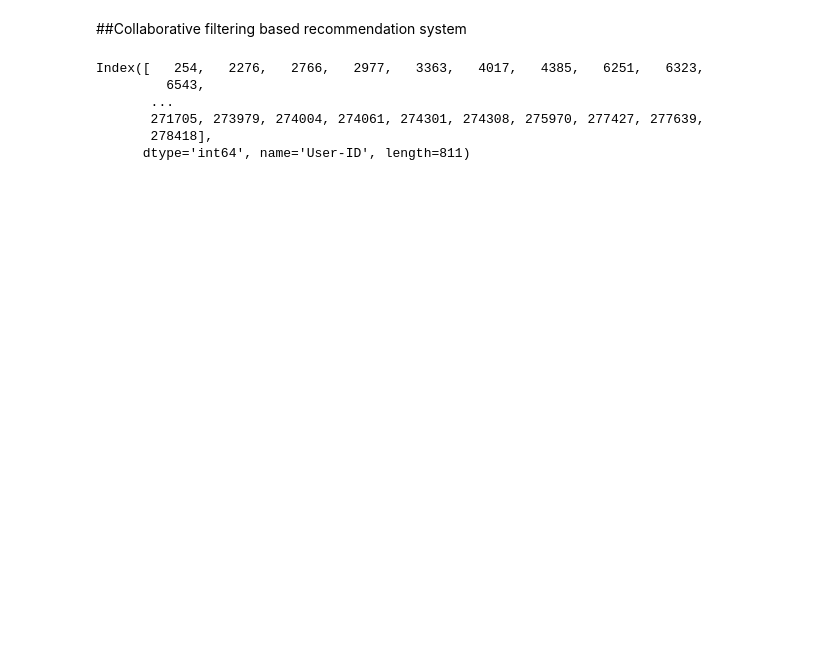
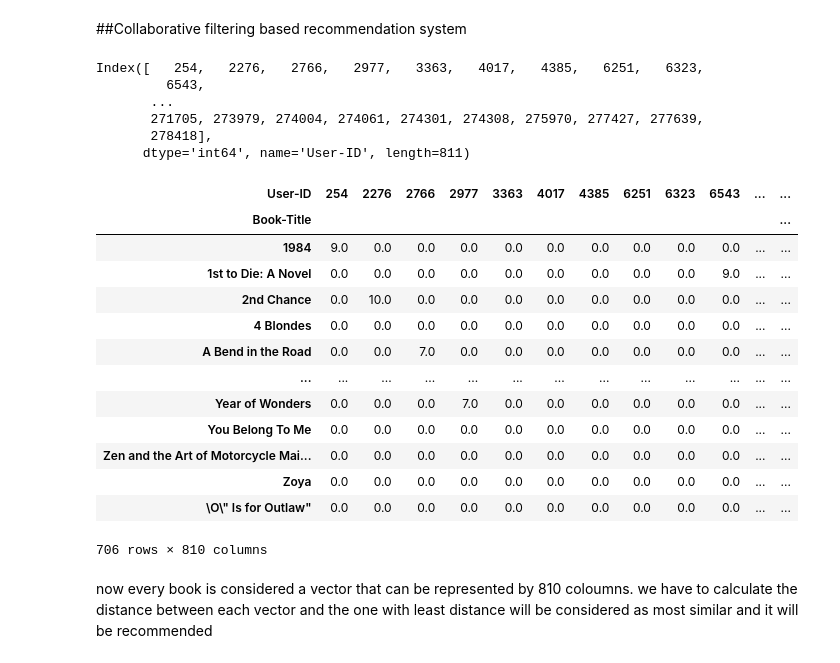
Before and after one commit to Rijja-Farhan/Books-Recommendation-System, a Jupyter notebook: main.ipynb, the cells around one changed output. Drawn from its saved outputs; the diff is of its cells as text; code cells hidden in the pictures; blank space fills up the shorter version.

```diff
--- a/main.ipynb
+++ b/main.ipynb
@@ -150,3 +150,22 @@ pt= final_ratings.pivot_table(index='Book-Title',columns='User-ID',values='Book-
 #this pivot_table is used to create the matrix that will be used for collaborative filtering
 # %%
 pt.fillna(0,inplace=True)
+# %%
+pt
+# %% [output]
+| User-ID | 254 | 2276 | 2766 | 2977 | 3363 | 4017 | 4385 | 6251 | 6323 | 6543 | ... | ... |
+| Book-Title |  |  |  |  |  |  |  |  |  |  |  | ... |
+| 1984 | 9.0 | 0.0 | 0.0 | 0.0 | 0.0 | 0.0 | 0.0 | 0.0 | 0.0 | 0.0 | ... | ... |
+| 1st to Die: A Novel | 0.0 | 0.0 | 0.0 | 0.0 | 0.0 | 0.0 | 0.0 | 0.0 | 0.0 | 9.0 | ... | ... |
+| 2nd Chance | 0.0 | 10.0 | 0.0 | 0.0 | 0.0 | 0.0 | 0.0 | 0.0 | 0.0 | 0.0 | ... | ... |
+| 4 Blondes | 0.0 | 0.0 | 0.0 | 0.0 | 0.0 | 0.0 | 0.0 | 0.0 | 0.0 | 0.0 | ... | ... |
+| A Bend in the Road | 0.0 | 0.0 | 7.0 | 0.0 | 0.0 | 0.0 | 0.0 | 0.0 | 0.0 | 0.0 | ... | ... |
+| ... | ... | ... | ... | ... | ... | ... | ... | ... | ... | ... | ... | ... |
+| Year of Wonders | 0.0 | 0.0 | 0.0 | 7.0 | 0.0 | 0.0 | 0.0 | 0.0 | 0.0 | 0.0 | ... | ... |
+| You Belong To Me | 0.0 | 0.0 | 0.0 | 0.0 | 0.0 | 0.0 | 0.0 | 0.0 | 0.0 | 0.0 | ... | ... |
+| Zen and the Art of Motorcycle Mai... | 0.0 | 0.0 | 0.0 | 0.0 | 0.0 | 0.0 | 0.0 | 0.0 | 0.0 | 0.0 | ... | ... |
+| Zoya | 0.0 | 0.0 | 0.0 | 0.0 | 0.0 | 0.0 | 0.0 | 0.0 | 0.0 | 0.0 | ... | ... |
+| \O\" Is for Outlaw" | 0.0 | 0.0 | 0.0 | 0.0 | 0.0 | 0.0 | 0.0 | 0.0 | 0.0 | 0.0 | ... | ... |
+706 rows × 810 columns
+# %% [markdown]
+now every book is considered a vector that can be represented by 810 coloumns. we have to calculate the distance between each vector and the one with least distance will be considered as most similar and it will be recommended
```
Also changed, not shown: parts of 6 cells of this notebook, 3 other files.
